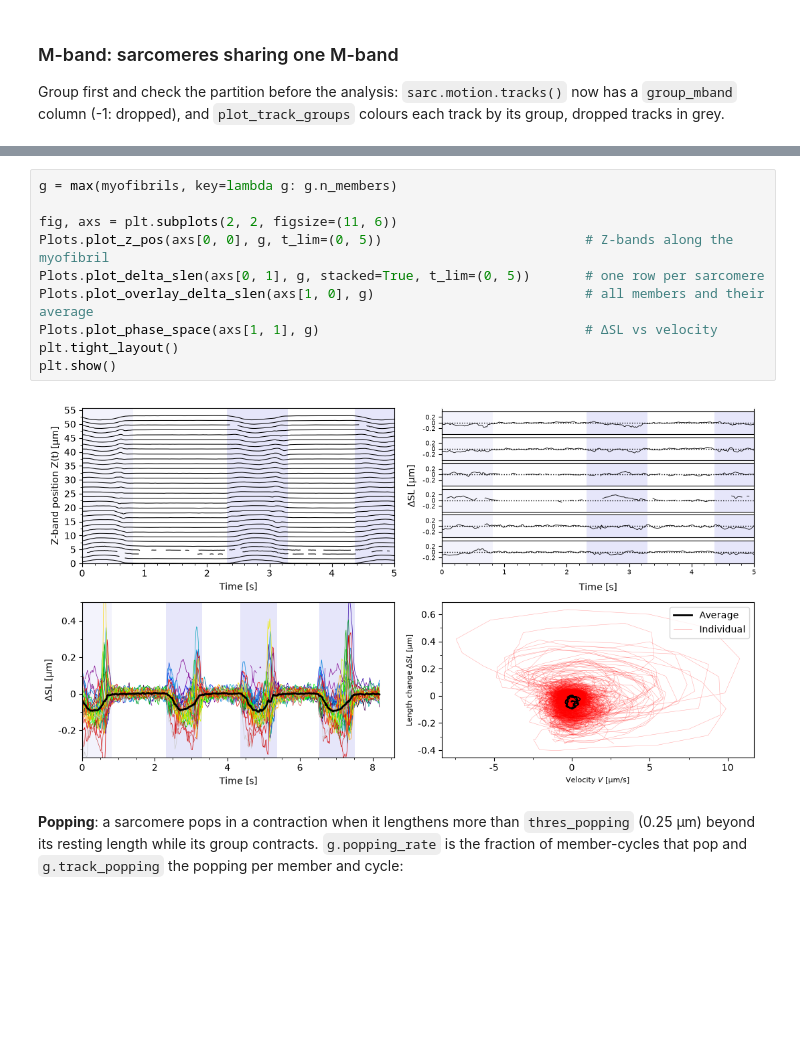
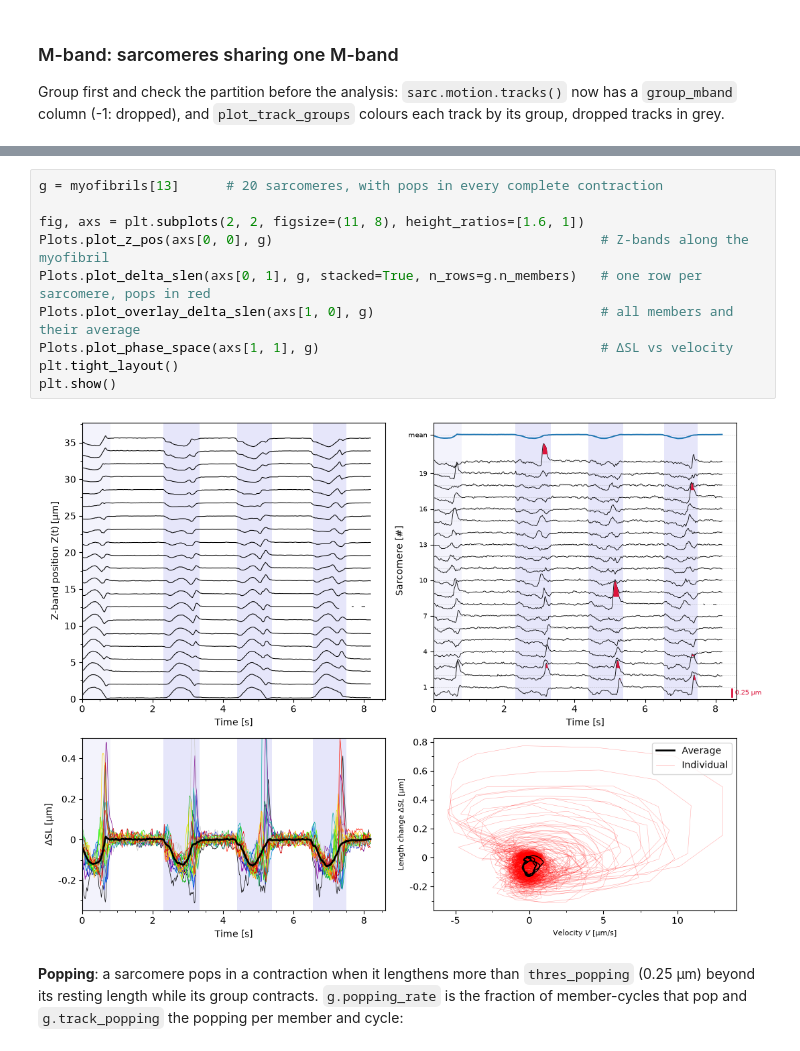
Before and after one commit to danihae/SarcAsM, a Jupyter notebook: docs/notebooks/tutorial_sarcomere_tracking.ipynb, the cells around one changed output, grey strips where cells are left out. Saved outputs shown, nothing was run; the diff lists cells and outputs as text; blank space fills up the shorter version.

```diff
--- a/docs/notebooks/tutorial_sarcomere_tracking.ipynb
+++ b/docs/notebooks/tutorial_sarcomere_tracking.ipynb
@@ -275,17 +275,17 @@ plt.show()
 65 myofibrils analysed
 [figure]
 # %%
-g = max(myofibrils, key=lambda g: g.n_members)
+g = myofibrils[13]      # 20 sarcomeres, with pops in every complete contraction
 
-fig, axs = plt.subplots(2, 2, figsize=(11, 6))
-Plots.plot_z_pos(axs[0, 0], g, t_lim=(0, 5))                          # Z-bands along the myofibril
-Plots.plot_delta_slen(axs[0, 1], g, stacked=True, t_lim=(0, 5))       # one row per sarcomere
-Plots.plot_overlay_delta_slen(axs[1, 0], g)                           # all members and their average
-Plots.plot_phase_space(axs[1, 1], g)                                  # ΔSL vs velocity
+fig, axs = plt.subplots(2, 2, figsize=(11, 8), height_ratios=[1.6, 1])
+Plots.plot_z_pos(axs[0, 0], g)                                          # Z-bands along the myofibril
+Plots.plot_delta_slen(axs[0, 1], g, stacked=True, n_rows=g.n_members)   # one row per sarcomere, pops in red
+Plots.plot_overlay_delta_slen(axs[1, 0], g)                             # all members and their average
+Plots.plot_phase_space(axs[1, 1], g)                                    # ΔSL vs velocity
 plt.tight_layout()
 plt.show()
 # %% [output]
-[figure, old version]
+[figure, new version]
 # %% [markdown]
 **Popping**: a sarcomere pops in a contraction when it lengthens more than `thres_popping` (0.25 µm) beyond its
 resting length while its group contracts. `g.popping_rate` is the fraction of member-cycles that pop and
```
Also changed, not shown: parts of 12 cells of this notebook.
